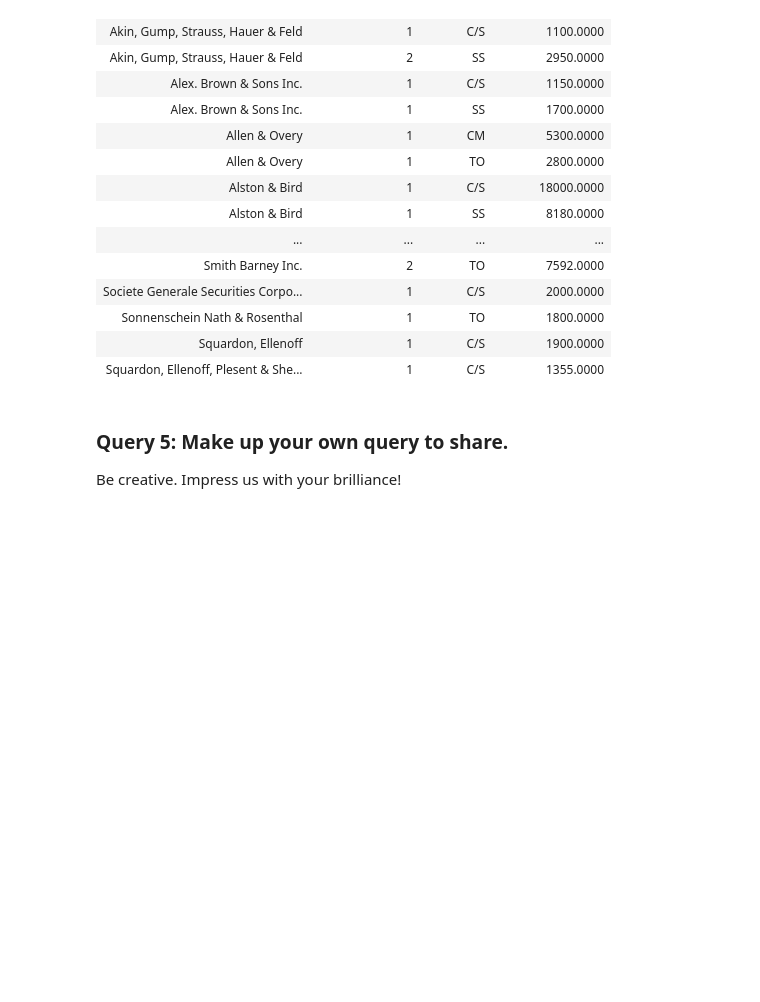
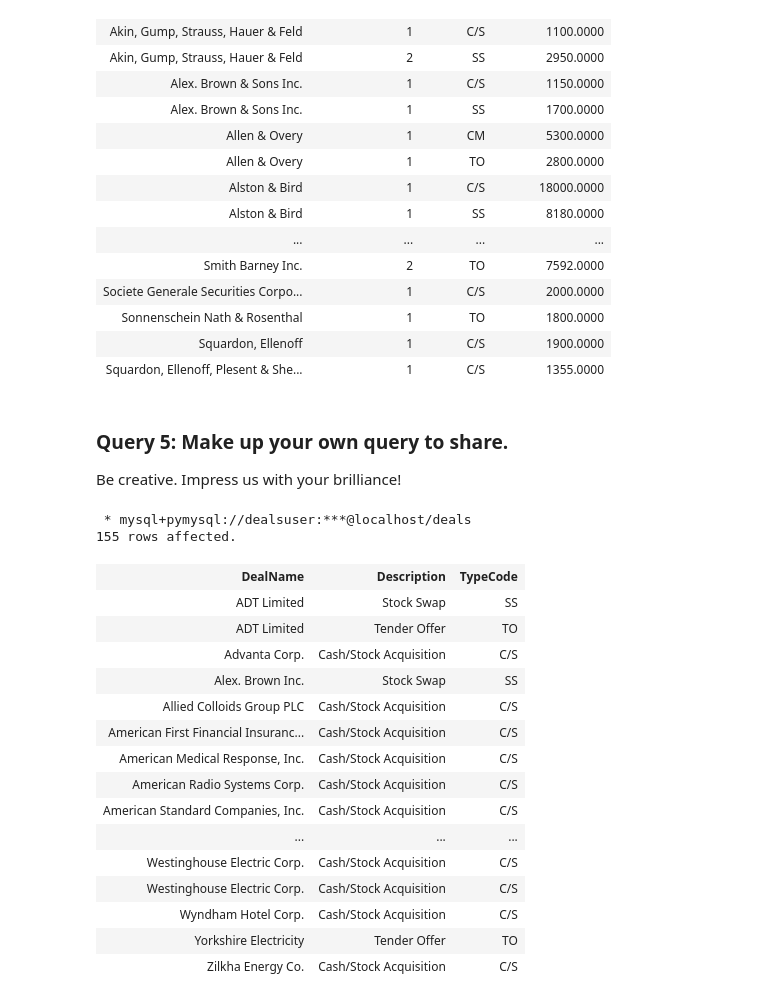
Before and after one commit to fairfield-university-ba-510-spring2019/deals-db-stuartweinstein, a Jupyter notebook: Deals_Part2.ipynb, the cells around one changed output. Saved outputs shown, nothing was run; the diff lists cells and outputs as text; code cells hidden in the pictures; blank space fills up the shorter version.

Commit message:
completed Deal Part 2 with my own query

```diff
--- a/Deals_Part2.ipynb
+++ b/Deals_Part2.ipynb
@@ -323,3 +323,29 @@ ORDER BY Name;
 # %% [markdown]
 ### Query 5: Make up your own query to share.
 Be creative. Impress us with your brilliance!
+# %%
+%%sql
+SELECT DealName, Description, TypeCode
+FROM Deals
+    JOIN DealTypes USING (DealID)
+    JOIN TypeCodes USING (TypeCode)
+ORDER BY DealName
+# %% [output]
+ * mysql+pymysql://dealsuser:***@localhost/deals
+155 rows affected.
+| DealName | Description | TypeCode |
+| ADT Limited | Stock Swap | SS |
+| ADT Limited | Tender Offer | TO |
+| Advanta Corp. | Cash/Stock Acquisition | C/S |
+| Alex. Brown Inc. | Stock Swap | SS |
+| Allied Colloids Group PLC | Cash/Stock Acquisition | C/S |
+| American First Financial Insuranc... | Cash/Stock Acquisition | C/S |
+| American Medical Response, Inc. | Cash/Stock Acquisition | C/S |
+| American Radio Systems Corp. | Cash/Stock Acquisition | C/S |
+| American Standard Companies, Inc. | Cash/Stock Acquisition | C/S |
+| ... | ... | ... |
+| Westinghouse Electric Corp. | Cash/Stock Acquisition | C/S |
+| Westinghouse Electric Corp. | Cash/Stock Acquisition | C/S |
+| Wyndham Hotel Corp. | Cash/Stock Acquisition | C/S |
+| Yorkshire Electricity | Tender Offer | TO |
+| Zilkha Energy Co. | Cash/Stock Acquisition | C/S |
```
Also changed, not shown: parts of 3 cells of this notebook.
